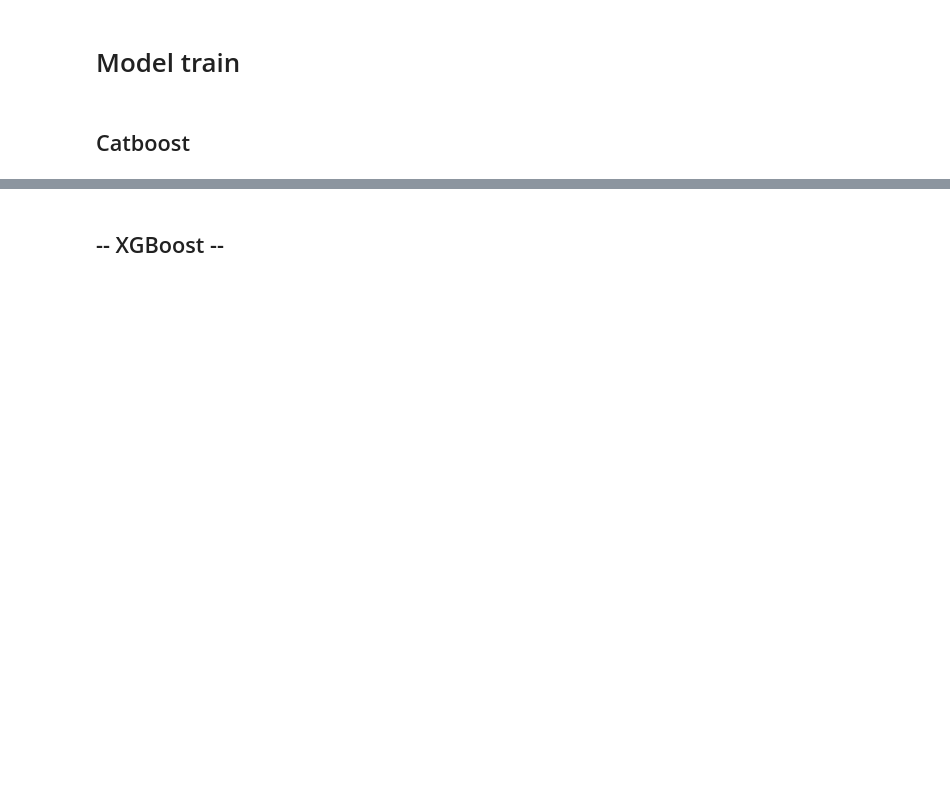
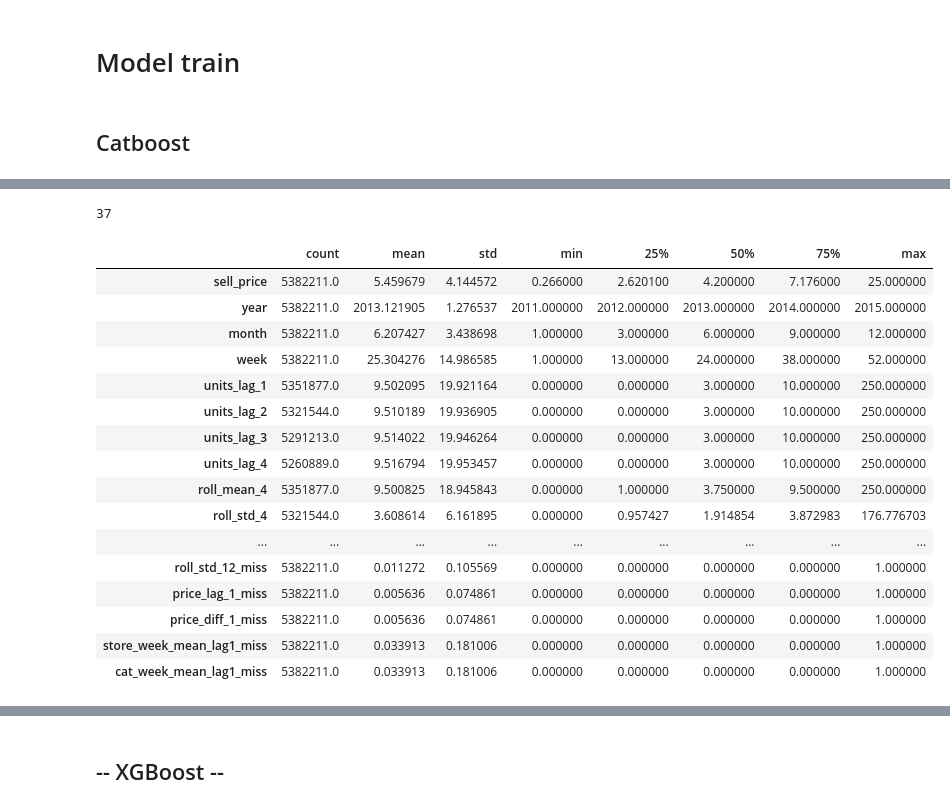
Before and after one commit to gllobet11/Group-Versions, a Jupyter notebook: Notebooks/Time_Series_model.ipynb, the cells around one changed output, grey strips where cells are left out. Cells and saved outputs as stored; diff of their text form; code cells hidden in the pictures; blank space fills up the shorter version.

```diff
--- a/Notebooks/Time_Series_model.ipynb
+++ b/Notebooks/Time_Series_model.ipynb
@@ -170,11 +170,30 @@ def build_datasets(
     add_missing_flags: bool = True
 ):
     # -------- 0) Feature engineering (weekly) --------
+    # 0a) Orden base por id, fecha (para lags) y calcula split_date SIN features
     base = df_sorted.sort_values(['id','date']).copy()
+    base_by_date = base.sort_values('date').reset_index(drop=True)
+    split_idx  = int(len(base_by_date) * split_frac)
+    split_date = base_by_date.iloc[split_idx]['date']
 
-    # Tipos compactos
-    base['units_sold'] = base['units_sold'].astype('uint16')
-    base['sell_price'] = base['sell_price'].astype('float32')
+    mask_train_dates = base['date'] <= split_date
+
+    # 0b) Ajusta caps con TRAIN SOLO
+    u_lo, u_hi = fit_caps(base.loc[mask_train_dates, 'units_sold'], 0.005, 0.995)
+    p_lo, p_hi = fit_caps(base.loc[mask_train_dates, 'sell_price'], 0.005, 0.995)
+
+    caps_units = fit_group_caps(base, 'store', 'units_sold', train_mask=mask_train_dates)
+    caps_price = fit_group_caps(base, 'store', 'sell_price', train_mask=mask_train_dates)
+
+    base['units_sold'] = apply_group_caps(
+        base, 'store', 'units_sold', caps_units,
+        global_caps=(u_lo, u_hi), round_int=True, dtype='uint16'
+    )
+    base['sell_price'] = apply_group_caps(
+        base, 'store', 'sell_price', caps_price,
+        global_caps=(p_lo, p_hi), dtype='float32'
+    )
+
 
     # Claves temporales
     base['year']     = base['date'].dt.year.astype('uint16')
@@ -219,10 +238,10 @@ def build_datasets(
         on=['category','year','week'], how='left'
     )
 
-    # -------- 1) Split temporal por fecha (orden global) --------
-    base = base.sort_values('date').reset_index(drop=True)
-    split_idx  = int(len(base) * split_frac)
-    split_date = base.iloc[split_idx]['date']
+    N_tiendas = base.groupby('store')['week'].min().count()        # nº de primeras semanas por tienda
+    N_categorias = base.groupby('category')['week'].min().count()     # idem por categoría
+    print("Nº de tiendas:", N_tiendas)
+    print("Nº de categorías:", N_categorias)
 
     train_df = base[base['date'] <= split_date].copy()
     val_df   = base[base['date']  > split_date].copy()
@@ -285,7 +304,12 @@ def build_datasets(
         'X_train_enc': X_train_enc, 'X_val_enc': X_val_enc,
         'y_train': y_train, 'y_val': y_val,
         'const_cols': const_cols,
-        'split_date': split_date
+        'split_date': split_date,
+        'caps_global': {'units_sold': (u_lo, u_hi), 'sell_price': (p_lo, p_hi)},
+        'caps_group': {
+            'units_sold_by_store': caps_units,
+            'sell_price_by_store': caps_price
+        },
     }
 
     if make_rf_imputed:
@@ -340,0 +500,25 @@ plt.show()
+# %%
+len(ds['X_train_cb'].columns)
+#drop year month
+# %% [output]
+37
+# %%
+ds['X_train_cb'].describe().T
+# %% [output]
+|  | count | mean | std | min | 25% | 50% | 75% | max |
+| sell_price | 5382211.0 | 5.459679 | 4.144572 | 0.266000 | 2.620100 | 4.200000 | 7.176000 | 25.000000 |
+| year | 5382211.0 | 2013.121905 | 1.276537 | 2011.000000 | 2012.000000 | 2013.000000 | 2014.000000 | 2015.000000 |
+| month | 5382211.0 | 6.207427 | 3.438698 | 1.000000 | 3.000000 | 6.000000 | 9.000000 | 12.000000 |
+| week | 5382211.0 | 25.304276 | 14.986585 | 1.000000 | 13.000000 | 24.000000 | 38.000000 | 52.000000 |
+| units_lag_1 | 5351877.0 | 9.502095 | 19.921164 | 0.000000 | 0.000000 | 3.000000 | 10.000000 | 250.000000 |
+| units_lag_2 | 5321544.0 | 9.510189 | 19.936905 | 0.000000 | 0.000000 | 3.000000 | 10.000000 | 250.000000 |
+| units_lag_3 | 5291213.0 | 9.514022 | 19.946264 | 0.000000 | 0.000000 | 3.000000 | 10.000000 | 250.000000 |
+| units_lag_4 | 5260889.0 | 9.516794 | 19.953457 | 0.000000 | 0.000000 | 3.000000 | 10.000000 | 250.000000 |
+| roll_mean_4 | 5351877.0 | 9.500825 | 18.945843 | 0.000000 | 1.000000 | 3.750000 | 9.500000 | 250.000000 |
+| roll_std_4 | 5321544.0 | 3.608614 | 6.161895 | 0.000000 | 0.957427 | 1.914854 | 3.872983 | 176.776703 |
+| ... | ... | ... | ... | ... | ... | ... | ... | ... |
+| roll_std_12_miss | 5382211.0 | 0.011272 | 0.105569 | 0.000000 | 0.000000 | 0.000000 | 0.000000 | 1.000000 |
+| price_lag_1_miss | 5382211.0 | 0.005636 | 0.074861 | 0.000000 | 0.000000 | 0.000000 | 0.000000 | 1.000000 |
+| price_diff_1_miss | 5382211.0 | 0.005636 | 0.074861 | 0.000000 | 0.000000 | 0.000000 | 0.000000 | 1.000000 |
+| store_week_mean_lag1_miss | 5382211.0 | 0.033913 | 0.181006 | 0.000000 | 0.000000 | 0.000000 | 0.000000 | 1.000000 |
+| cat_week_mean_lag1_miss | 5382211.0 | 0.033913 | 0.181006 | 0.000000 | 0.000000 | 0.000000 | 0.000000 | 1.000000 |
```
Also changed, not shown: parts of 33 cells of this notebook.
